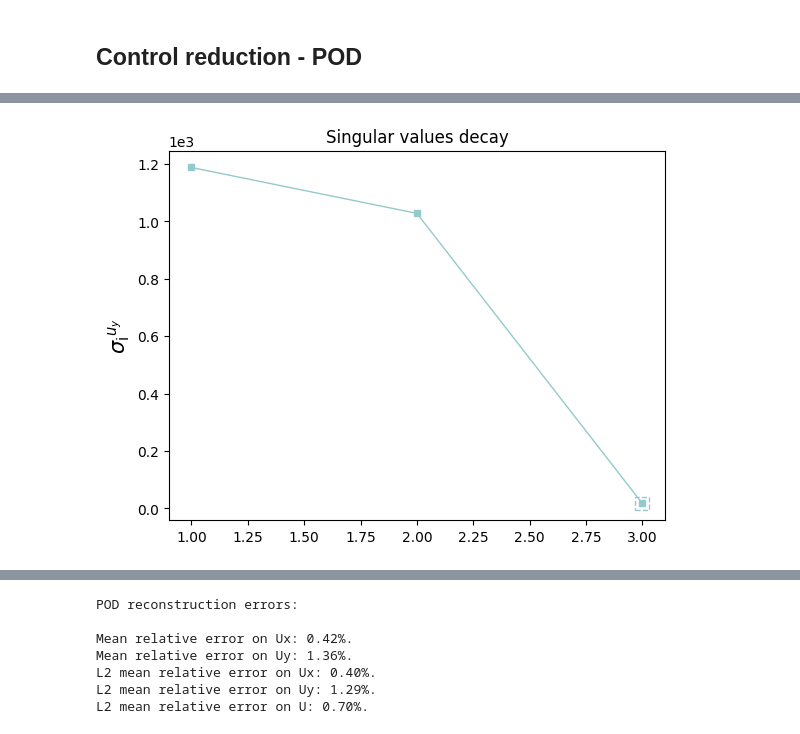
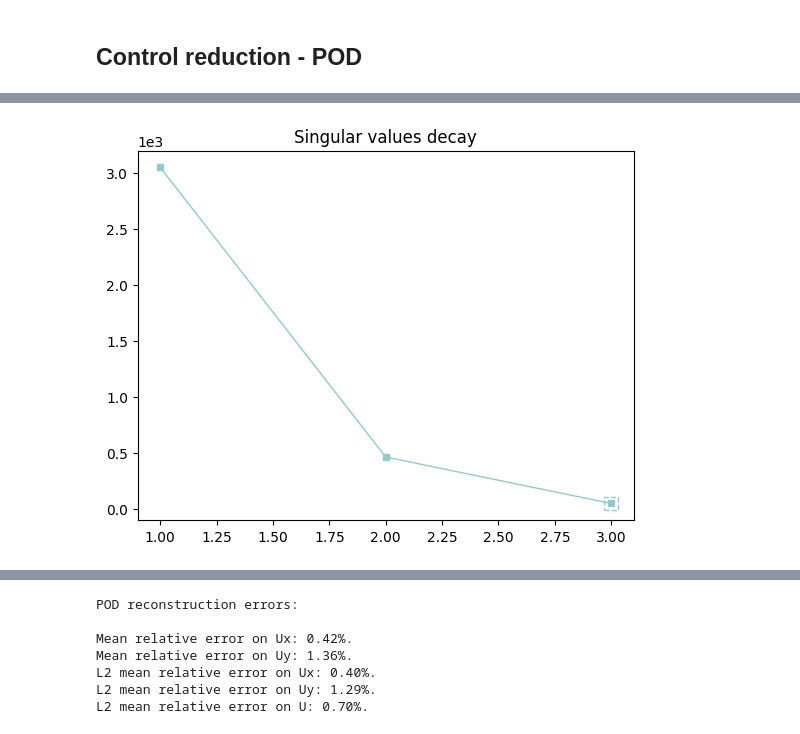
Before and after one commit to MatteoTomasetto/OCP-DL-ROM, a Jupyter notebook: SteadyFlowControl.ipynb, the cells around one changed output, grey strips where cells are left out. Saved outputs shown, nothing was run; the diff lists cells and outputs as text; code cells hidden in the pictures.

```diff
--- a/SteadyFlowControl.ipynb
+++ b/SteadyFlowControl.ipynb
@@ -347,15 +341,3 @@ L2 mean relative error on Vy: 1.73%.
 L2 mean relative error on V: 0.73%.
 # %% [markdown]
 ## Control reduction - POD
-# %%
-# PRINCIPAL ORTHOGONAL DECOMPOSITION FOR Ux
-
-k_Ux = 3 # Number of modes
-pod_Ux, eig_Ux = POD(Ux[:ntrain], k = k_Ux)
-Ux_POD = projectdown(pod_Ux, Ux).squeeze(-1)
-
-plt.plot([i for i in range(1, k_Ux + 1)], eig_Ux, color = teal[5], marker = 's', markersize = 5, linewidth = 1)
-plt.ticklabel_format(axis='y', style='sci', scilimits=(0,0))
-plt.scatter(3, eig_Ux[2], color = teal[5], marker = 's', facecolors = 'none', linestyle='--', s = 100)
-plt.ylabel("${\sigma_{\mathrm{i}}}^{u_x}$", fontsize=15)
-plt.title("Singular values decay");
@@ -364,14 +344,8 @@ plt.title("Singular values decay");
-# %%
-# PRINCIPAL ORTHOGONAL DECOMPOSITION FOR Uy
-
-k_Uy = 3 # Number of modes
-pod_Uy, eig_Uy = POD(Uy[:ntrain], k = k_Uy)
-Uy_POD = projectdown(pod_Uy, Uy).squeeze(-1)
-
-plt.plot([i for i in range(1, k_Uy + 1)], eig_Uy, color = teal[5], marker = 's', markersize = 5, linewidth = 1)
-plt.ticklabel_format(axis='y', style='sci', scilimits=(0,0))
-plt.scatter(3, eig_Uy[2], color = teal[5], marker = 's', facecolors = 'none', linestyle='--', s = 100)
-plt.ylabel("${\sigma_{\mathrm{i}}}^{u_y}$", fontsize=15)
-plt.title("Singular values decay");
-# %% [output]
-[figure, removed]
+# %%
+# PRINCIPAL ORTHOGONAL DECOMPOSITION FOR Ux
+
+n_Ux = k_Ux = 3 # Number of POD modes
+
+Ux_POD, Ux_reconstructed, pod_Ux, eig_Ux = ocp.POD(Ux, k = k_Ux, color = teal[5])
+# %% [output]
+[figure, added]
```
Also changed, not shown: parts of 20 cells of this notebook, 8 other files.
